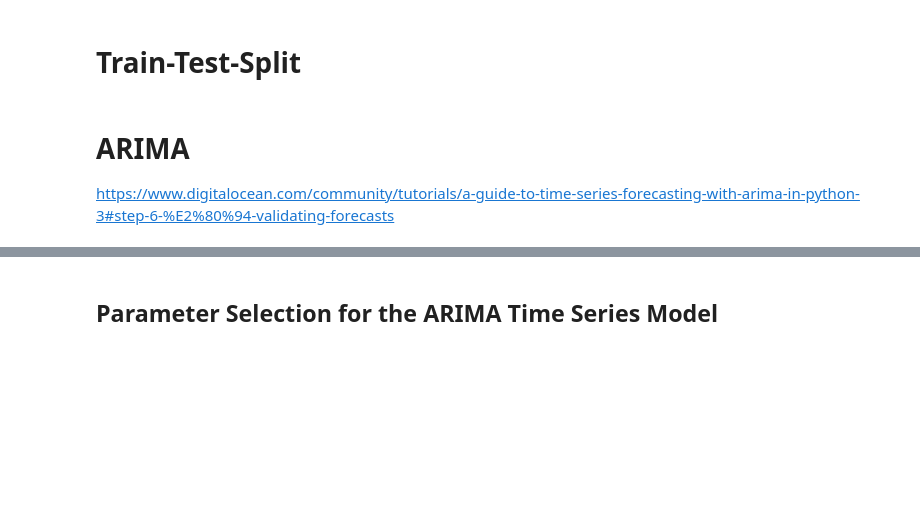
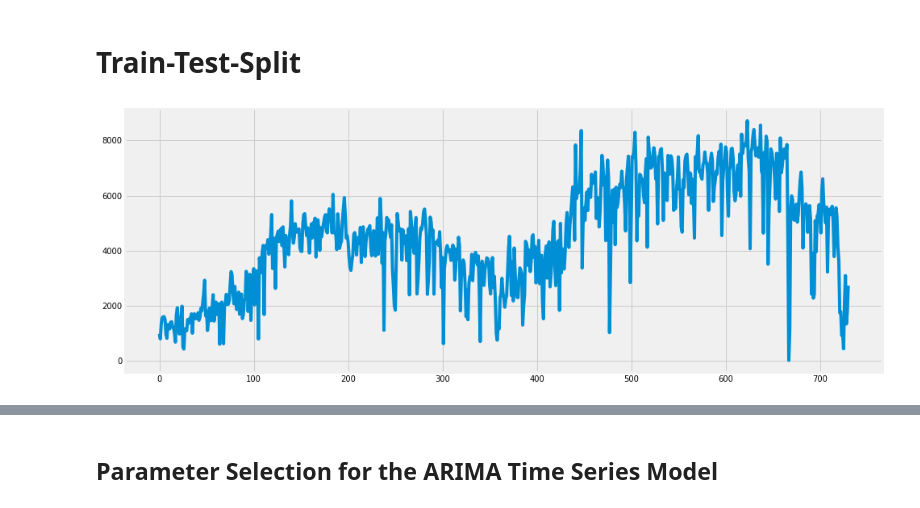
Before and after one commit to tripl3a/urban-tech, a Jupyter notebook: 02-arima.ipynb, the cells around one changed output, grey strips where cells are left out. Saved outputs shown, nothing was run; the diff lists cells and outputs as text; code cells hidden in the pictures; blank space fills up the shorter version.

```diff
--- a/bike-sharing_arima.ipynb
+++ b/02-arima.ipynb
@@ -35,6 +35,8 @@ test_idx = df[(df["yr"]==1) & (df["mnth"]>5)].index
 
 y_test=y.iloc[test_idx,]
 y_train=y.drop(test_idx)
-# %% [markdown]
-# ARIMA
-https://www.digitalocean.com/community/tutorials/a-guide-to-time-series-forecasting-with-arima-in-python-3#step-6-%E2%80%94-validating-forecasts
+# %%
+y.plot(figsize=(15, 6))
+plt.show()
+# %% [output]
+[figure, added]
```
Also changed, not shown: parts of 14 cells of this notebook, 11 other files.
